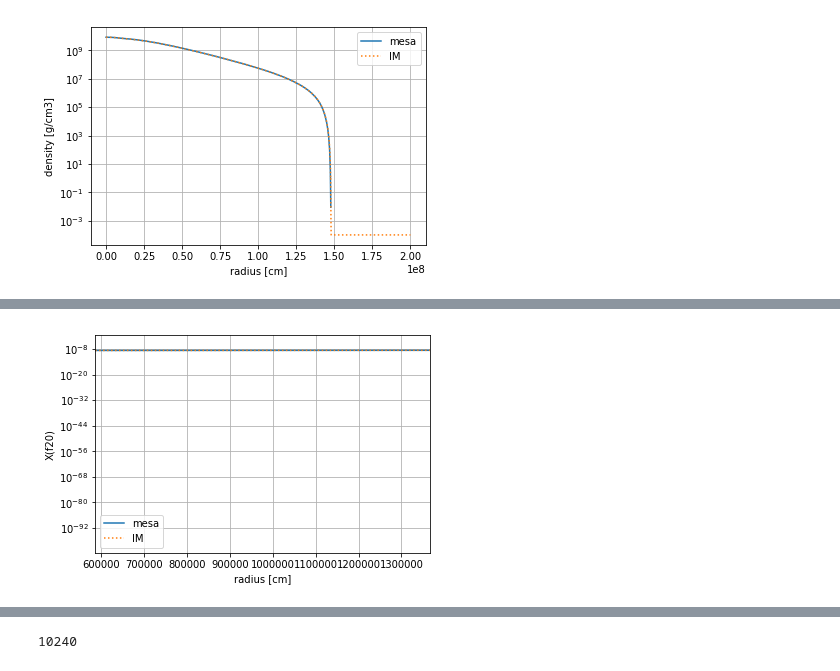
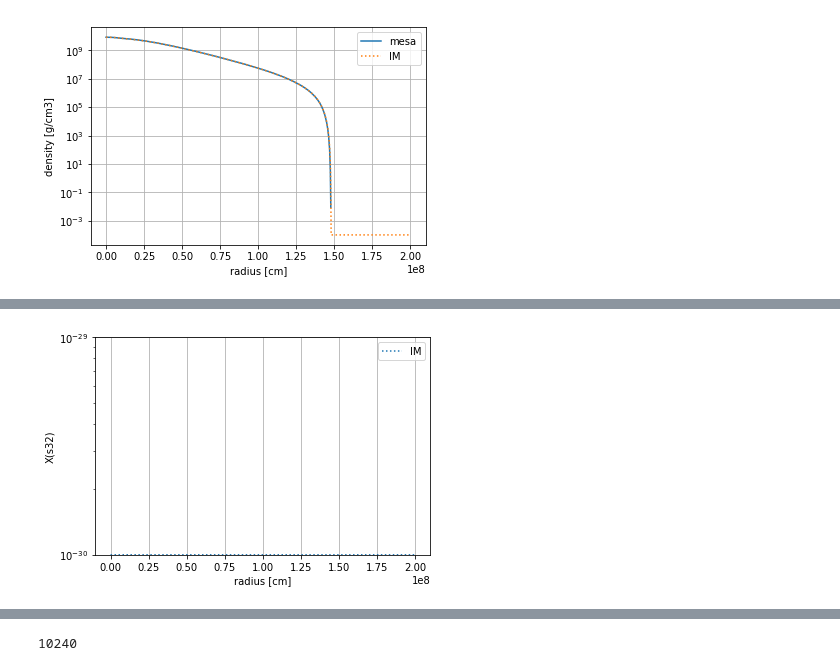
Before and after one commit to XinlongSBU/xinlong_file, a Jupyter notebook: initial-model_prepare/compare_initial-model_MESA.ipynb, the cells around one changed output, grey strips where cells are left out. Saved outputs shown, nothing was run; the diff lists cells and outputs as text; code cells hidden in the pictures.

```diff
--- a/initial-model_prepare/compare_initial-model_MESA.ipynb
+++ b/initial-model_prepare/compare_initial-model_MESA.ipynb
@@ -307,16 +360,16 @@ plt.grid()
 # %%
-element = 'f20'
+element = 's32'
 
-y_axis = np.array(a[element])
+#y_axis = np.array(a[element])
 
-plt.semilogy(radius*r_sun,y_axis,label='mesa')
+#plt.semilogy(radius*r_sun,y_axis,label='mesa')
 plt.semilogy(np.array(df['radius']),np.array(df[element]),':',label='IM')
 
 plt.xlabel("radius [cm]")
 plt.ylabel("X("+element+")")
-plt.xlim(585937.5,1367187.5)
+#plt.xlim(585937.5,1367187.5)
 plt.grid()
 plt.legend()
-plt.savefig("X(f20).png")
+plt.show()
 # %% [output]
-[figure, old version]
+[figure, new version]
```
Also changed, not shown: parts of 20 cells of this notebook, 13 other files.
